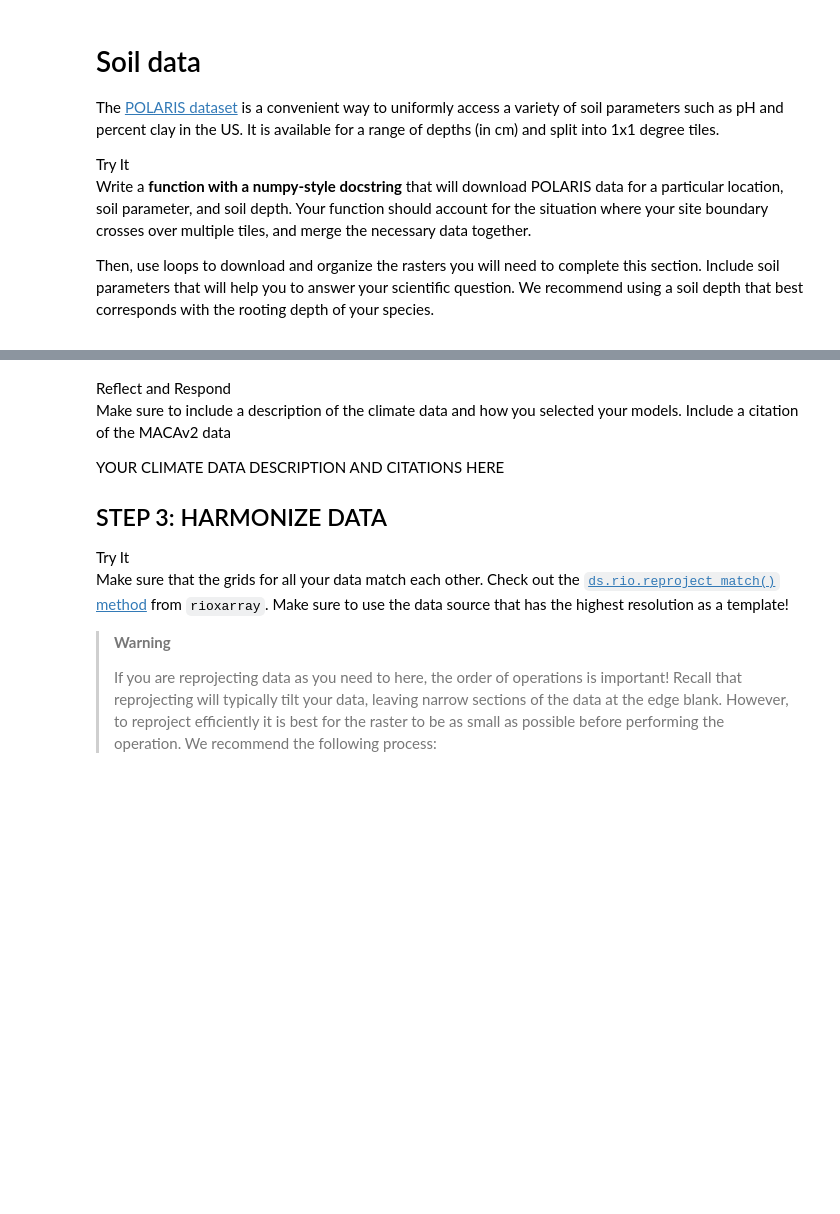
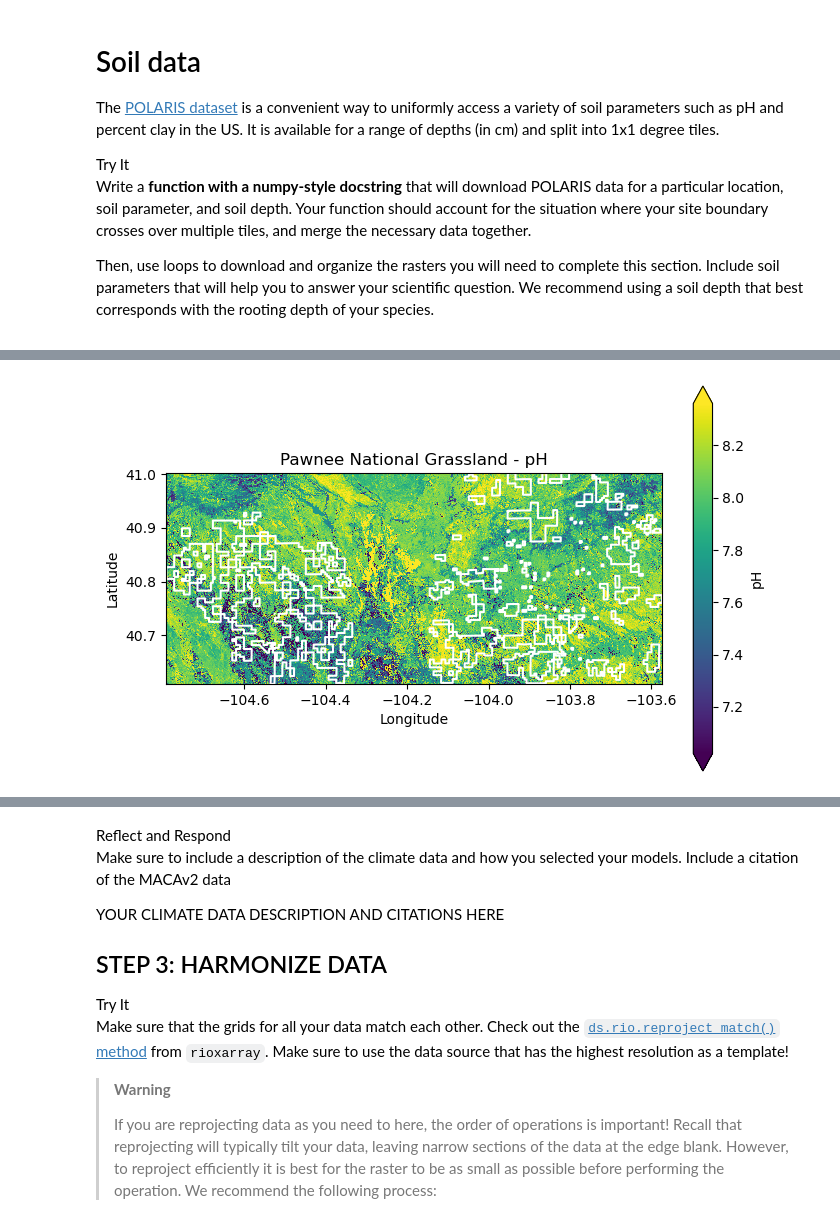
Before and after one commit to earthlab-education/habitat-suitability-brglea, a Jupyter notebook: notebooks/climate.ipynb, the cells around one changed output, grey strips where cells are left out. Drawn from its saved outputs; the diff is of its cells as text; code cells hidden in the pictures; blank space fills up the shorter version.

```diff
--- a/notebooks/climate.ipynb
+++ b/notebooks/climate.ipynb
@@ -805,0 +985,26 @@ best corresponds with the rooting depth of your species.</p></div></div>
+# %%
+# Plot Pawnee to make sure it works/ looks right
+
+# Set the figure size (width, height in inches)
+plt.figure(figsize=(8, 5))
+
+polaris_processed_da_list[1].plot(
+    cbar_kwargs={"label": "pH"},
+    robust=True,
+    )
+
+pawnee_grassland_gdf.to_crs(polaris_processed_da_list[1].rio.crs).boundary.plot(
+    ax=plt.gca(),
+    color='white').set(
+        title='Pawnee National Grassland - pH',
+        xlabel='Longitude',
+        ylabel='Latitude',
+    )
+
+# Save the figure
+plt.savefig("polaris_pawnee_plot.png", dpi=300)
+
+# Display the plot
+plt.show()
+# %% [output]
+[figure, added]
```
Also changed, not shown: parts of 34 cells of this notebook, 8 other files.
